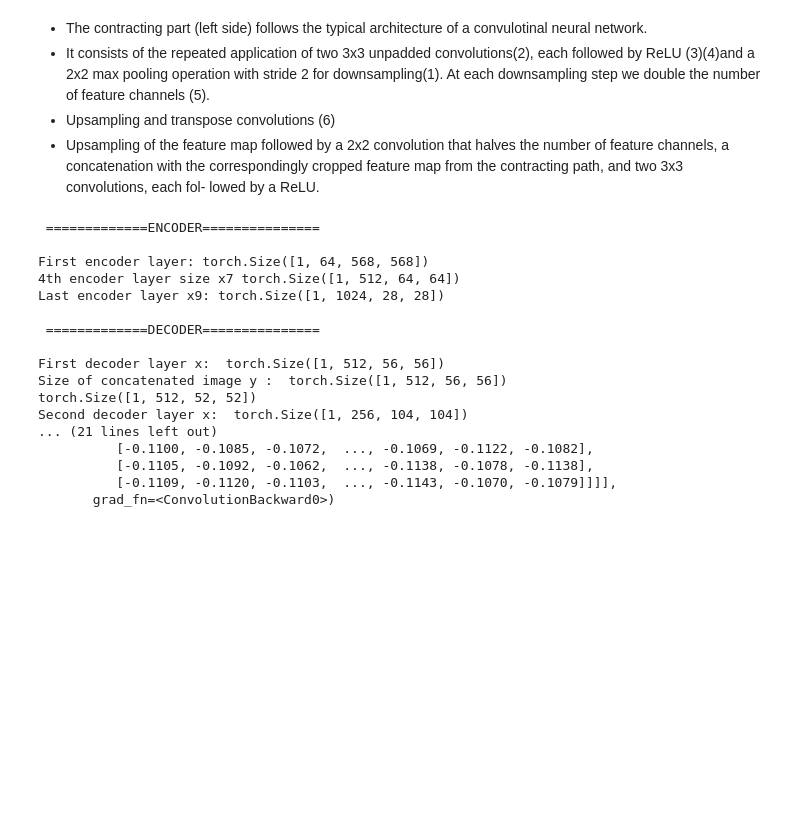
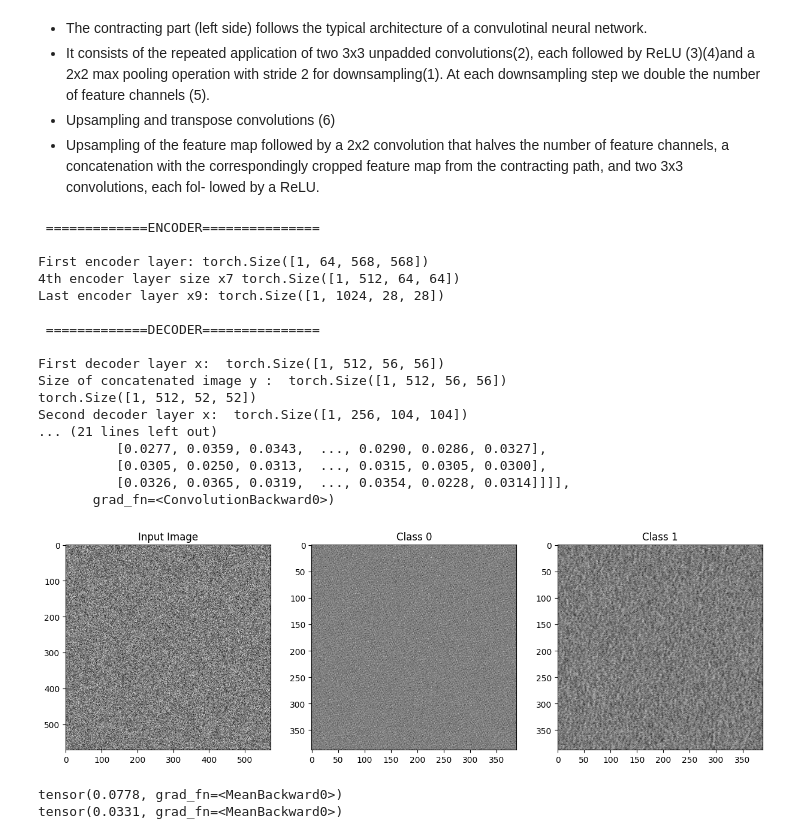
Before and after one commit to mikakia/AdvanceML_Final_Project, a Jupyter notebook: original_unet.ipynb, the cells around one changed output. Saved outputs shown, nothing was run; the diff lists cells and outputs as text; code cells hidden in the pictures; blank space fills up the shorter version.

```diff
--- a/original_unet.ipynb
+++ b/original_unet.ipynb
@@ -34,6 +35,26 @@ def crop_image(tensor, target_sensor):
   else:
     print("The input image size is bigger than then output image")
     exit(0)
+
+
+# Plot
+def plot(input,output):
+
+
+
+  fig, axes = plt.subplots(1, 3, figsize=(15, 5))
+
+  axes[0].imshow(image[0, 0].detach().numpy(), cmap='gray')
+  axes[0].set_title('Input Image')
+
+  axes[1].imshow(output[0, 0].detach().numpy(), cmap='gray')
+  axes[1].set_title('Class 0')
+
+  axes[2].imshow(output[0, 1].detach().numpy(), cmap='gray')
+  axes[2].set_title('Class 1')
+
+  plt.savefig('classes.png', dpi=150, bbox_inches='tight')
+  plt.show()
 # %% [markdown]
 # Defining UNet Class
 # %% [markdown]
@@ -161,10 +182,10 @@ class UNet(nn.Module):
 
     return out
 # %%
-if __name__ == "__main__":
-    image = torch.rand((1,1,572,572)) # batch size=1, channels=1, height=572 and width=572 following the original paper
-    model = UNet()
-    print("Model:",model(image))
+image = torch.rand((1,1,572,572)) # batch size=1, channels=1, height=572 and width=572 following the original paper
+model = UNet()
+output = model(image)
+print("Model:",output)
 # %% [output]
  =============ENCODER===============
 
@@ -179,7 +200,17 @@ Size of concatenated image y :  torch.Size([1, 512, 56, 56])
 torch.Size([1, 512, 52, 52])
 Second decoder layer x:  torch.Size([1, 256, 104, 104])
 ... (21 lines left out)
-          [-0.1100, -0.1085, -0.1072,  ..., -0.1069, -0.1122, -0.1082],
-          [-0.1105, -0.1092, -0.1062,  ..., -0.1138, -0.1078, -0.1138],
-          [-0.1109, -0.1120, -0.1103,  ..., -0.1143, -0.1070, -0.1079]]]],
+          [0.0277, 0.0359, 0.0343,  ..., 0.0290, 0.0286, 0.0327],
+          [0.0305, 0.0250, 0.0313,  ..., 0.0315, 0.0305, 0.0300],
+          [0.0326, 0.0365, 0.0319,  ..., 0.0354, 0.0228, 0.0314]]]],
        grad_fn=<ConvolutionBackward0>)
+# %%
+plot(image,output)
+# %% [output]
+[figure, added]
+# %%
+print(output[:, 0, :, :].mean())  # class 0 mean
+print(output[:, 1, :, :].mean())  # class 1 mean
+# %% [output]
+tensor(0.0778, grad_fn=<MeanBackward0>)
+tensor(0.0331, grad_fn=<MeanBackward0>)
```
Also changed, not shown: parts of 1 cell of this notebook.
